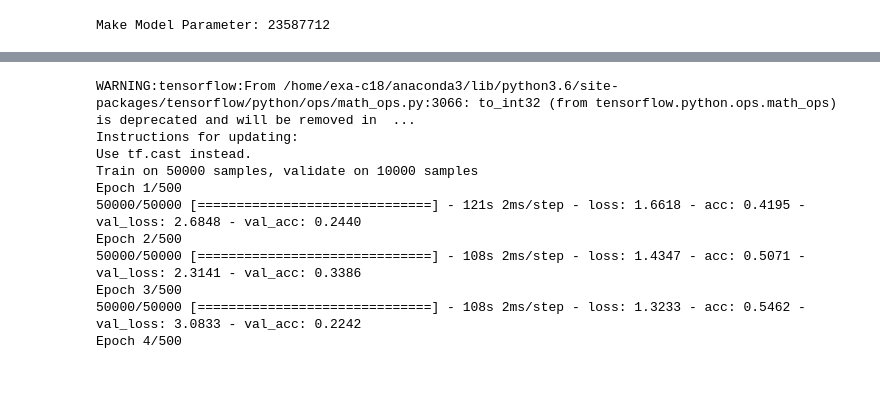
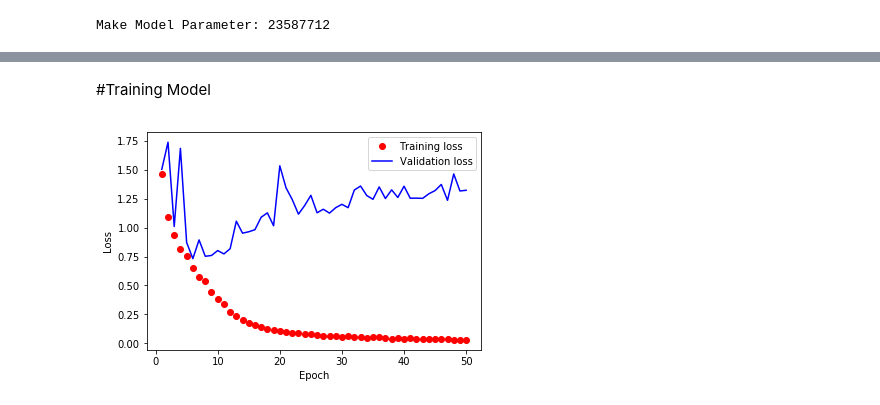
Before and after one commit to JISU-DL/Keras-ResNet, a Jupyter notebook: Resnet.ipynb, the cells around one changed output, grey strips where cells are left out. Saved outputs shown, nothing was run; the diff lists cells and outputs as text; code cells hidden in the pictures.

Commit message:
Model training

```diff
--- a/Resnet.ipynb
+++ b/Resnet.ipynb
@@ -142,8 +163,26 @@ Make Model Parameter: 23587712
 plot_model(Model(inputs,x), to_file='./image/model_plot.png', show_shapes=True, show_layer_names=True)
 # %% [output]
 [figure]
+# %% [markdown]
+#Training Model
+# %%
+import matplotlib.pyplot as plt
+
+def HistoryShow(hist):
+    loss = hist.history['loss']
+    val_loss = hist.history['val_loss']
+    total_epoch = [i for i in range(1,len(loss)+1)]
+
+    plt.plot(total_epoch,loss,'ro',label='Training loss')
+    plt.plot(total_epoch,val_loss,'b',label='Validation loss')
+    plt.xlabel('Epoch')
+    plt.ylabel('Loss')
+    plt.legend()
+    plt.show()
 # %%
 from keras.datasets import cifar10
+import pickle as pk
+
 K.clear_session()
 (x_train, y_train), (x_test, y_test) = cifar10.load_data()
 
@@ -157,7 +196,7 @@ y_train = keras.utils.to_categorical(y_train, 10)
 y_test = keras.utils.to_categorical(y_test, 10)
 
 inputs =  Input(shape=(32,32,3))
-x = ResNet50(inputs)
+x = ResNet18(inputs)
 x = GlobalAveragePooling2D()(x)
 x = Dense(1000)(x)
 x = BatchNormalization()(x)
@@ -167,26 +206,19 @@ x = Softmax()(x)
 
 model = Model(inputs,x)
 model.compile(optimizer=Adam(0.001), loss='categorical_crossentropy', metrics=['acc'])
+
+hist = model.fit(x_train,y_train,
+          epochs=50,
+          batch_size=32,
+          verbose=1,
+          validation_data=(x_test, y_test),
+                )
+
+with open('histRes18.pk','wb') as f:
+    pk.dump(hist,f)
-# %%
-hist = model.fit(x_train,y_train,
-          epochs=500,
-          batch_size=32,
-          verbose=1,
-          validation_data=(x_test, y_test),
-                )
-# %% [output]
-WARNING:tensorflow:From /home/exa-c18/anaconda3/lib/python3.6/site-packages/tensorflow/python/ops/math_ops.py:3066: to_int32 (from tensorflow.python.ops.math_ops) is deprecated and will be removed in  ...
-Instructions for updating:
-Use tf.cast instead.
-Train on 50000 samples, validate on 10000 samples
-Epoch 1/500
-50000/50000 [==============================] - 121s 2ms/step - loss: 1.6618 - acc: 0.4195 - val_loss: 2.6848 - val_acc: 0.2440
-Epoch 2/500
-50000/50000 [==============================] - 108s 2ms/step - loss: 1.4347 - acc: 0.5071 - val_loss: 2.3141 - val_acc: 0.3386
-Epoch 3/500
-50000/50000 [==============================] - 108s 2ms/step - loss: 1.3233 - acc: 0.5462 - val_loss: 3.0833 - val_acc: 0.2242
-Epoch 4/500
-# %%
-import pickle as pk
-with open('history.pk') as f:
-    pk.dump(hist,f)
+# %%
+with open('histRes18.pk','rb') as f:
+    hist = pk.load(f)
+    HistoryShow(hist)
+# %% [output]
+[figure, added]
```
Also changed, not shown: parts of 4 cells of this notebook, 1 other file.
